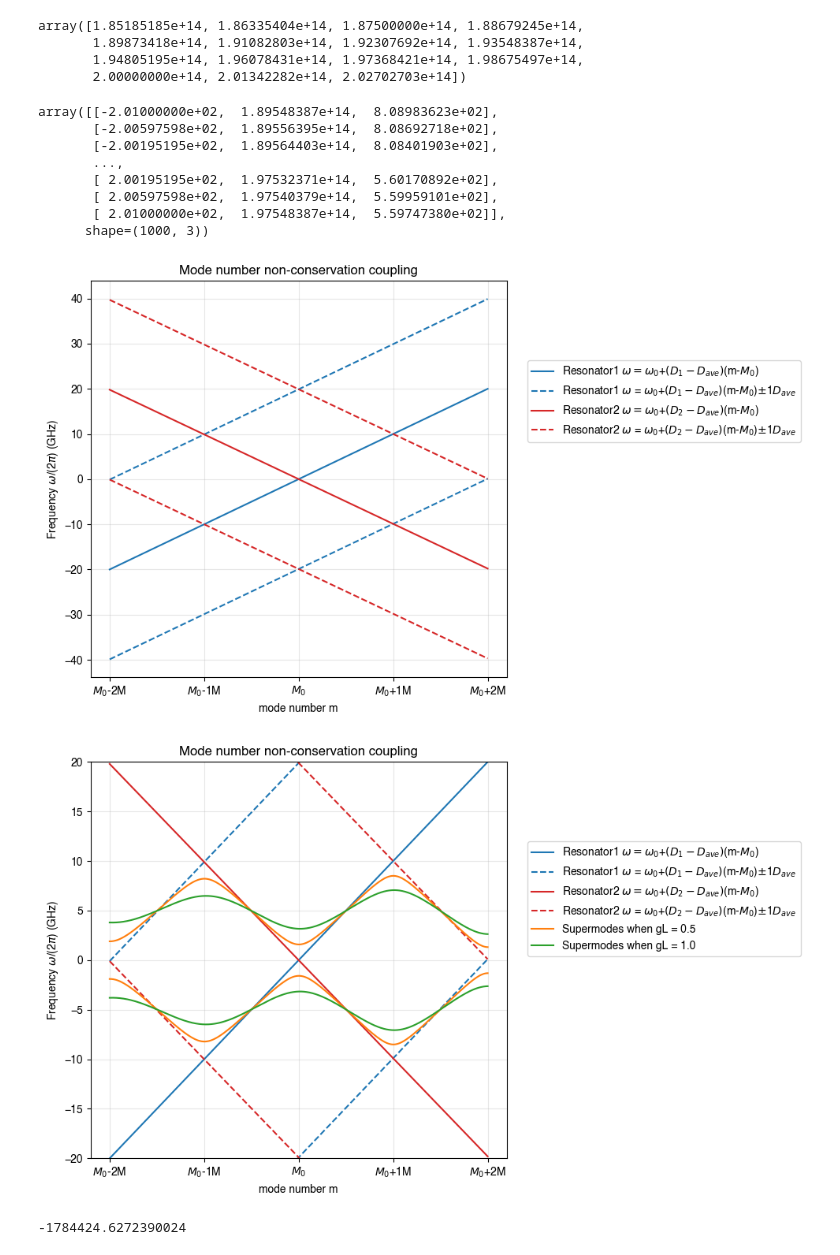
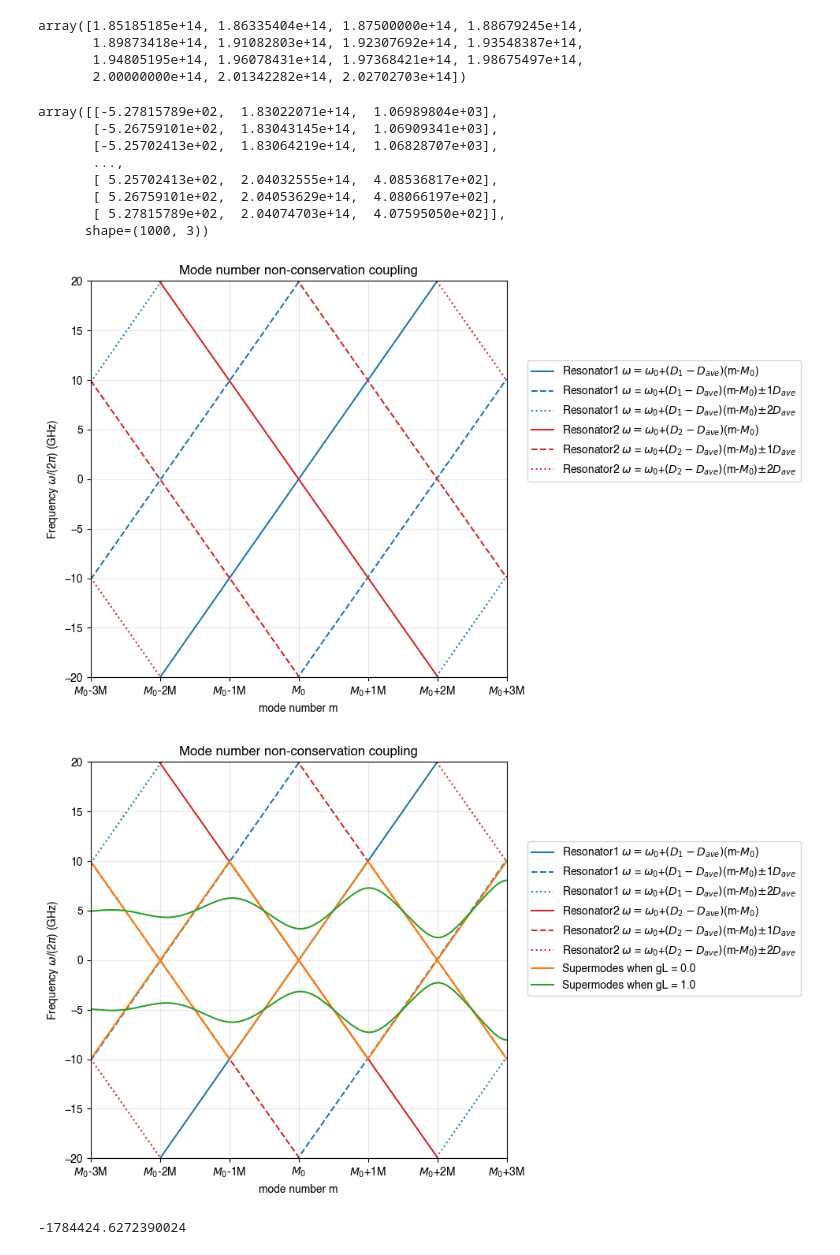
Before and after one commit to Harryxwh/SiNDispersionEngineering, a Jupyter notebook: 2D parallel rings.ipynb, the cells around one changed output. Saved outputs shown, nothing was run; the diff lists cells and outputs as text; code cells hidden in the pictures.

```diff
--- a/2D parallel rings.ipynb
+++ b/2D parallel rings.ipynb
@@ -127,14 +123,14 @@ Plot_curve(data_arr,Y_legends=["neff","neff_intp","ng","ng_intp"],
 # %% [markdown]
 Parameters of the vernier resonators
 # %%
-L1      = c/(ng_1550**2 * 20*1e9)
-L2      = L1 * 1.01
-D1      = c/(ng_1550**2 * L1) *2* np.pi
-D2      = c/(ng_1550**2 * L2) *2* np.pi
-D_ave   = c/(ng_1550**2 * (L1+L2)/2) *2 *np.pi
+L1      = c/(ng_1550 * 20*1e9)
+L2      = L1 * 1.005
+
+D1      = c/(ng_1550 * L1) *2* np.pi
+D2      = c/(ng_1550 * L2) *2* np.pi
+D_ave   = c/(ng_1550 * (L1+L2)/2) *2 *np.pi
 # D_ave = D1 * 0.99
 epsilon = (L2-L1)/(L1+L2)
-
 FSR = (D1-D2)/(2*epsilon)
 M = 1/(2*epsilon)
 FSR/1e9/(2*np.pi)
@@ -144,5 +140,5 @@ np.float64(19.900497512437813)
 # %%
-Max_M_idx   = 2
+Max_M_idx   = 3
 num_of_pts  = 1000
 # %% [markdown]
 Find Kappa at different wavls
@@ -163,13 +159,13 @@ g_arr_intp      = Interpolation(freq_arr,Kappa_arr[:,1],freq_arr_intp)
 
 np.c_[m_arr_intp,freq_arr_intp,g_arr_intp]
 # %% [output]
-array([[-2.01000000e+02,  1.89548387e+14,  8.08983623e+02],
-       [-2.00597598e+02,  1.89556395e+14,  8.08692718e+02],
-       [-2.00195195e+02,  1.89564403e+14,  8.08401903e+02],
+array([[-5.27815789e+02,  1.83022071e+14,  1.06989804e+03],
+       [-5.26759101e+02,  1.83043145e+14,  1.06909341e+03],
+       [-5.25702413e+02,  1.83064219e+14,  1.06828707e+03],
        ...,
-       [ 2.00195195e+02,  1.97532371e+14,  5.60170892e+02],
-       [ 2.00597598e+02,  1.97540379e+14,  5.59959101e+02],
-       [ 2.01000000e+02,  1.97548387e+14,  5.59747380e+02]],
+       [ 5.25702413e+02,  2.04032555e+14,  4.08536817e+02],
+       [ 5.26759101e+02,  2.04053629e+14,  4.08066197e+02],
+       [ 5.27815789e+02,  2.04074703e+14,  4.07595050e+02]],
       shape=(1000, 3))
 # %%
 def Mode_nonconserved_coupling(Max_M_idx,M,
@@ -233,24 +235,25 @@ def Mode_nonconserved_coupling(Max_M_idx,M,
 Mode_nonconserved_coupling(Max_M_idx,M,plot_coupled_curves=False,
                            coupled_data_arr=data_arr,
                            coupled_data_label_arr=[],
+                           ylim = (-20,20),
                            num_of_pts=num_of_pts)
 # %% [output]
-[figure, old version]
+[figure, new version]
 # %%
-g0      = g_arr_intp[np.argmin(np.abs(0 - m_arr_intp))]
-L1      = 0.5 / g0
-Y_p_0_3 = Reson_freq(m_arr_intp,D_ave,g_arr_intp,L1,epsilon)
-Y_m_0_3 = -Reson_freq(m_arr_intp,D_ave,g_arr_intp,L1,epsilon)
-L2      = 1/g0
-Y_p_1   = Reson_freq(m_arr_intp,D_ave,g_arr_intp,L2,epsilon)
-Y_m_1   = -Reson_freq(m_arr_intp,D_ave,g_arr_intp,L2,epsilon)
+g0                  = g_arr_intp[np.argmin(np.abs(0 - m_arr_intp))]
+L_small_coupling    = 0.009 / g0
+Y_p_0_3             = Reson_freq(m_arr_intp,D_ave,g_arr_intp,L_small_coupling,epsilon)
+Y_m_0_3             = -Reson_freq(m_arr_intp,D_ave,g_arr_intp,L_small_coupling,epsilon)
+L_large_coupling    = 1/g0
+Y_p_1               = Reson_freq(m_arr_intp,D_ave,g_arr_intp,L_large_coupling,epsilon)
+Y_m_1               = -Reson_freq(m_arr_intp,D_ave,g_arr_intp,L_large_coupling,epsilon)
 data_arr = np.c_[Y_p_0_3,Y_m_0_3,Y_p_1,Y_m_1]
-data_label_arr = ["","Supermodes when gL = "+"{:.1f}".format(g0*L1)
-                  ,"","Supermodes when gL = "+"{:.1f}".format(g0*L2)]
+data_label_arr = ["","Supermodes when gL = "+"{:.1f}".format(g0*L_small_coupling)
+                  ,"","Supermodes when gL = "+"{:.1f}".format(g0*L_large_coupling)]
 Mode_nonconserved_coupling(Max_M_idx,M,plot_coupled_curves=True,
                            coupled_data_arr=data_arr,
                            coupled_data_label_arr=data_label_arr,
                            num_of_pts=num_of_pts,ylim=(-20,20))
 # %% [output]
-[figure, old version]
+[figure, new version]
 # %%
```
Also changed, not shown: parts of 27 cells of this notebook, 25 other files.
